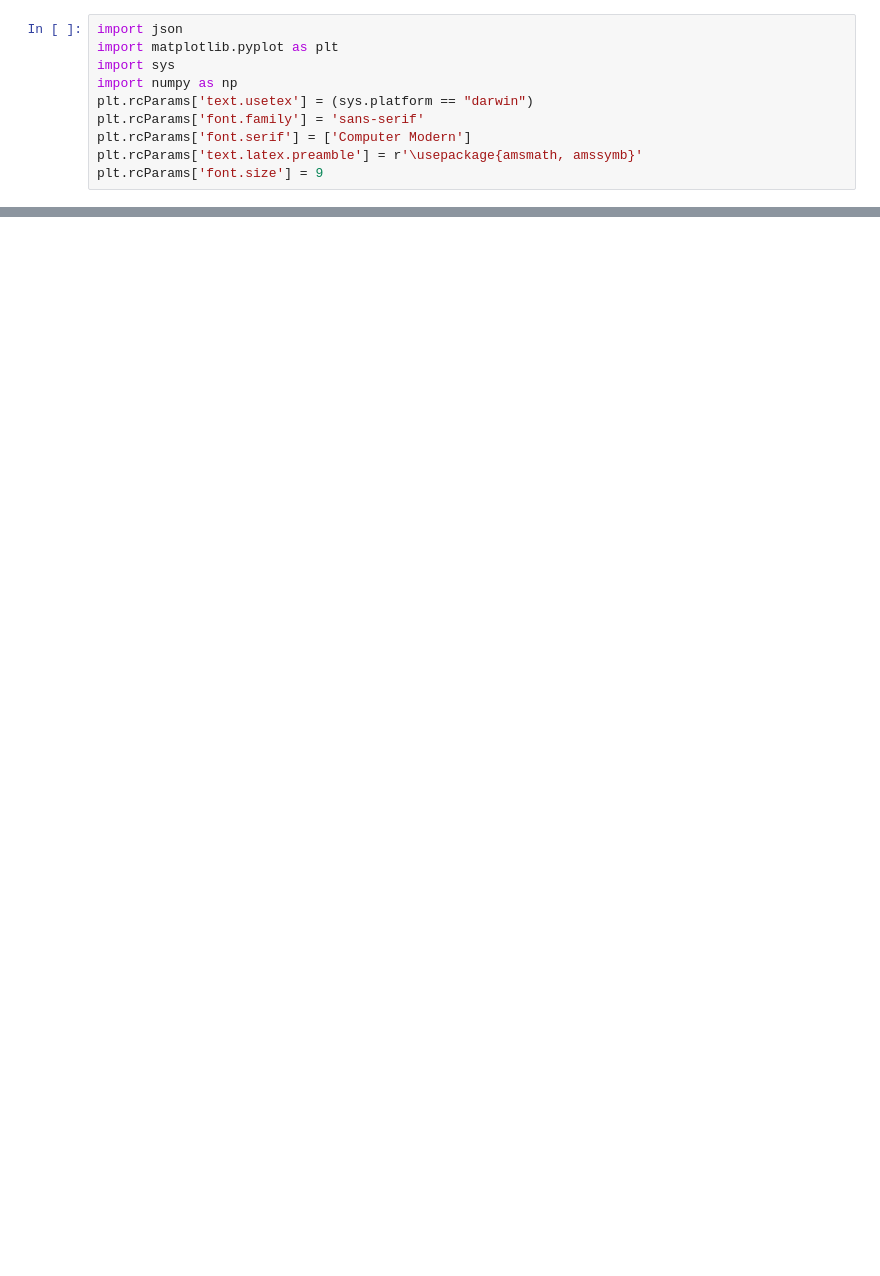
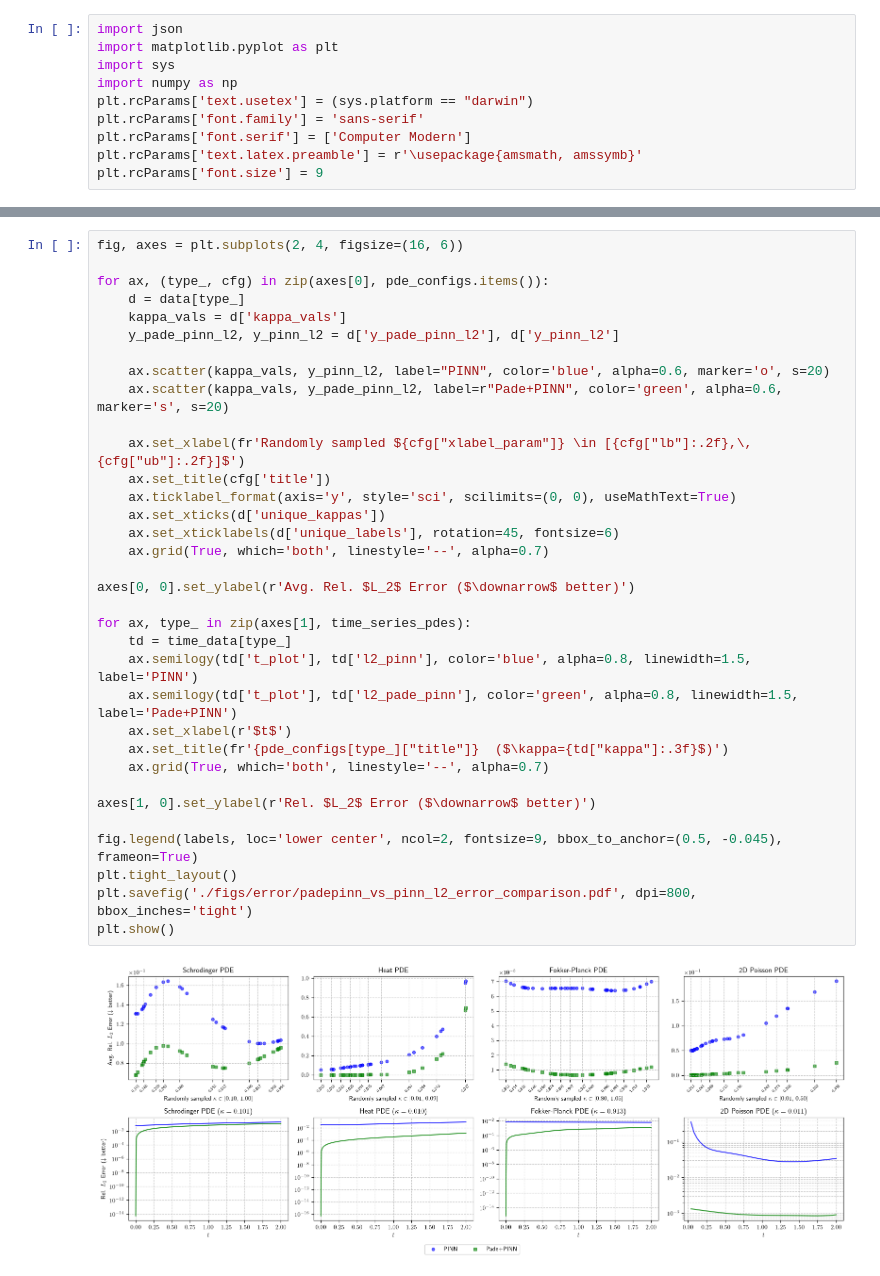
Before and after one commit to ck090/Pade-PINNs, a Jupyter notebook: get_error_across_param.ipynb, the cells around one changed output, grey strips where cells are left out. Saved outputs shown, nothing was run; the diff lists cells and outputs as text; blank space fills up the shorter version.

```diff
--- a/get_error_across_param.ipynb
+++ b/get_error_across_param.ipynb
@@ -83,0 +193,36 @@ plt.show()
+# %%
+fig, axes = plt.subplots(2, 4, figsize=(16, 6))
+
+for ax, (type_, cfg) in zip(axes[0], pde_configs.items()):
+    d = data[type_]
+    kappa_vals = d['kappa_vals']
+    y_pade_pinn_l2, y_pinn_l2 = d['y_pade_pinn_l2'], d['y_pinn_l2']
+
+    ax.scatter(kappa_vals, y_pinn_l2, label="PINN", color='blue', alpha=0.6, marker='o', s=20)
+    ax.scatter(kappa_vals, y_pade_pinn_l2, label=r"Pade+PINN", color='green', alpha=0.6, marker='s', s=20)
+
+    ax.set_xlabel(fr'Randomly sampled ${cfg["xlabel_param"]} \in [{cfg["lb"]:.2f},\, {cfg["ub"]:.2f}]$')
+    ax.set_title(cfg['title'])
+    ax.ticklabel_format(axis='y', style='sci', scilimits=(0, 0), useMathText=True)
+    ax.set_xticks(d['unique_kappas'])
+    ax.set_xticklabels(d['unique_labels'], rotation=45, fontsize=6)
+    ax.grid(True, which='both', linestyle='--', alpha=0.7)
+
+axes[0, 0].set_ylabel(r'Avg. Rel. $L_2$ Error ($\downarrow$ better)')
+
+for ax, type_ in zip(axes[1], time_series_pdes):
+    td = time_data[type_]
+    ax.semilogy(td['t_plot'], td['l2_pinn'], color='blue', alpha=0.8, linewidth=1.5, label='PINN')
+    ax.semilogy(td['t_plot'], td['l2_pade_pinn'], color='green', alpha=0.8, linewidth=1.5, label='Pade+PINN')
+    ax.set_xlabel(r'$t$')
+    ax.set_title(fr'{pde_configs[type_]["title"]}  ($\kappa={td["kappa"]:.3f}$)')
+    ax.grid(True, which='both', linestyle='--', alpha=0.7)
+
+axes[1, 0].set_ylabel(r'Rel. $L_2$ Error ($\downarrow$ better)')
+
+fig.legend(labels, loc='lower center', ncol=2, fontsize=9, bbox_to_anchor=(0.5, -0.045), frameon=True)
+plt.tight_layout()
+plt.savefig('./figs/error/padepinn_vs_pinn_l2_error_comparison.pdf', dpi=800, bbox_inches='tight')
+plt.show()
+# %% [output]
+[figure, added]
```
Also changed, not shown: parts of 3 cells of this notebook, 2 other files.
